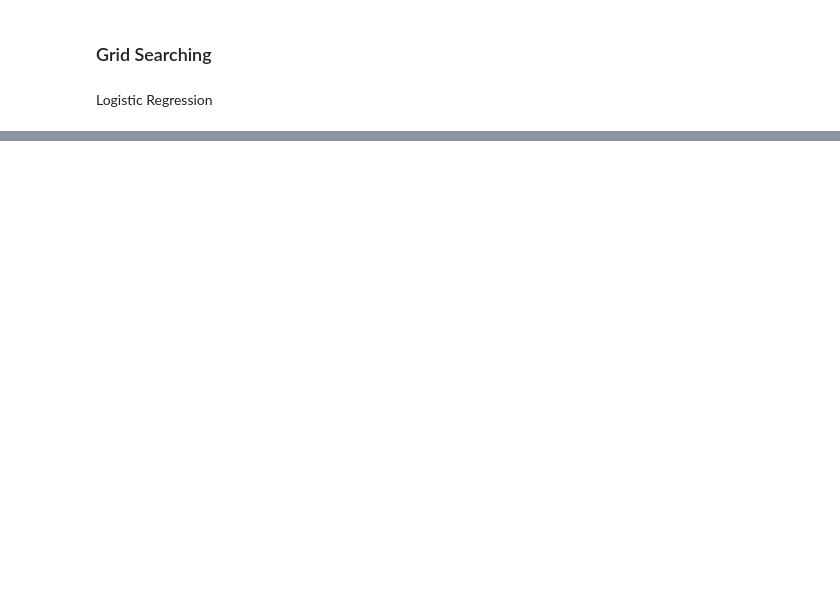
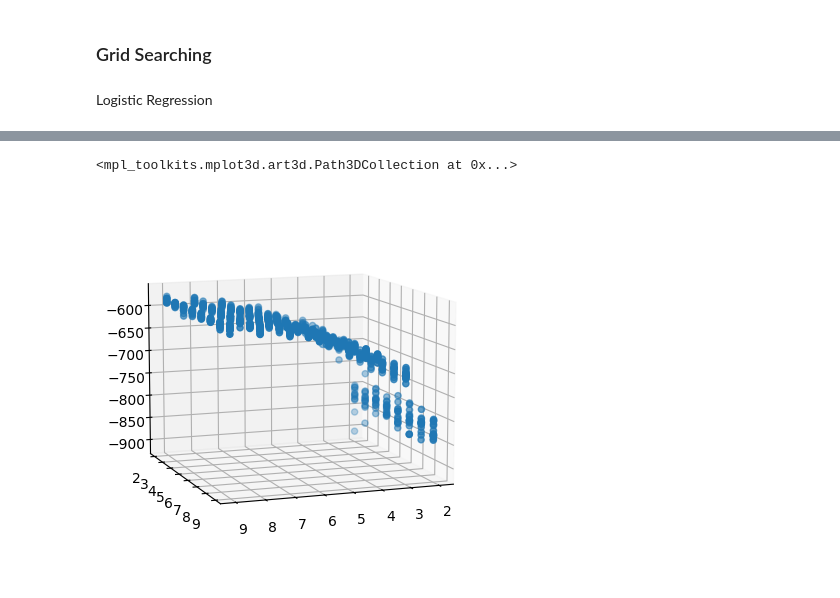
Before and after one commit to SJBales/telco-customer-churn, a Jupyter notebook: notebooks/model_experimentation.ipynb, the cells around one changed output, grey strips where cells are left out. Drawn from its saved outputs; the diff is of its cells as text; code cells hidden in the pictures; blank space fills up the shorter version.

Commit message:
Tested random forest classifier. Added 3d plotting capabilities of parameters from grid search of RF.

```diff
--- a/notebooks/model_experimentation.ipynb
+++ b/notebooks/model_experimentation.ipynb
@@ -118,13 +190,13 @@ log_reg_cv.scores_
 Logistic Regression
 # %%
 # Setting up the parameter grid
-log_reg_param_grid = {'C': np.linspace(start = 0.1, stop = 1, num = 10)}
+log_reg_param_grid = {'C': np.linspace(start = 0.1, stop = 1, num = 10),
+                      'penalty' : ['l1', 'l2']}
 
 
 
 # Initializing a LogisticRegression class
 log_reg_gs = GridSearchCV(LogisticRegression(max_iter = 10000,
-                                             penalty = 'l1',
                                              solver = 'liblinear'),
                           scoring= {"churn_loss": churn_loss_scorer,
                                     "accuracy": 'accuracy',
@@ -142,0 +231,16 @@ gs_cv_results_df
+# %%
+# Creating a random forest parameter grid
+rf_param_grid = {'n_estimators': np.arange(20, 200, 40),
+                 'criterion': ['gini', 'entropy', 'log_loss'],
+                 'max_depth': np.arange(2, 10, 1),
+                 'min_samples_split': np.arange(2, 10, 1)}
+
+# Setting up the K-Fold Object
+rf_gs = GridSearchCV(RandomForestClassifier(),
+                     param_grid= rf_param_grid,
+                     cv = 5,
+                     scoring= {"churn_loss": churn_loss_scorer,
+                                    "accuracy": 'accuracy',
+                                   "recall": 'recall',
+                                    "roc_auc": 'roc_auc'},
+                    refit= 'churn_loss')
@@ -142,0 +249,3 @@ gs_cv_results_df
+# %%
+# Fitting the Random Forest Grid
+rf_gs.fit(internet_preds, internet_target)
@@ -142,0 +268,4 @@ gs_cv_results_df
+# %%
+rf_cv_results = pd.DataFrame(rf_gs.cv_results_)
+
+rf_cv_results.columns
@@ -142,0 +288,11 @@ gs_cv_results_df
+# %%
+rf_fig = plt.figure()
+rf_ax = plt.axes(projection='3d')
+rf_ax.view_init(elev=10, azim=70)
+rf_ax.scatter3D(rf_cv_results['param_max_depth'],
+             rf_cv_results['param_min_samples_split'],
+             rf_cv_results['mean_test_churn_loss'],
+             cmap = "Greens")
+# %% [output]
+<mpl_toolkits.mplot3d.art3d.Path3DCollection at 0x...>
+[figure, added]
```
Also changed, not shown: parts of 18 cells of this notebook, 1 other file.
